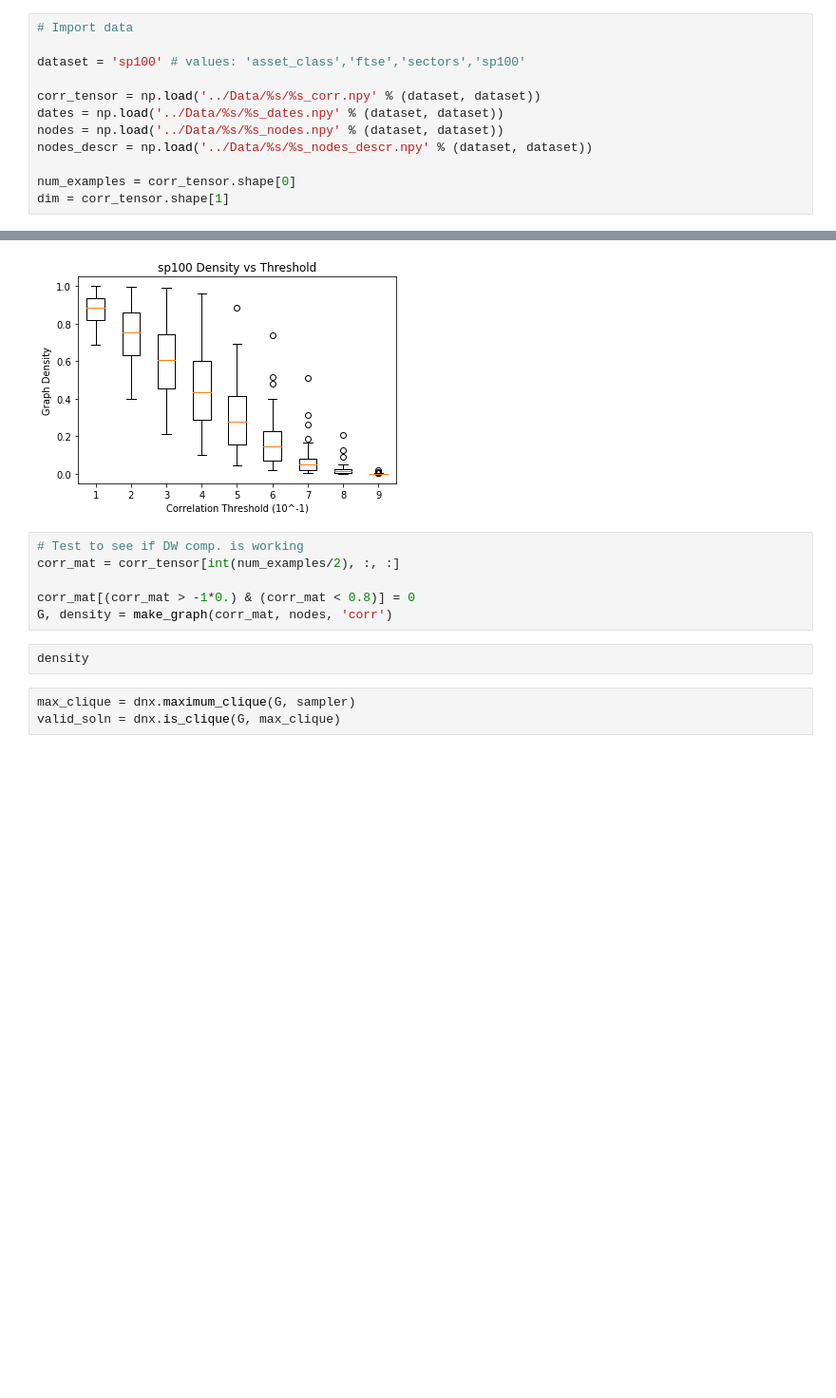
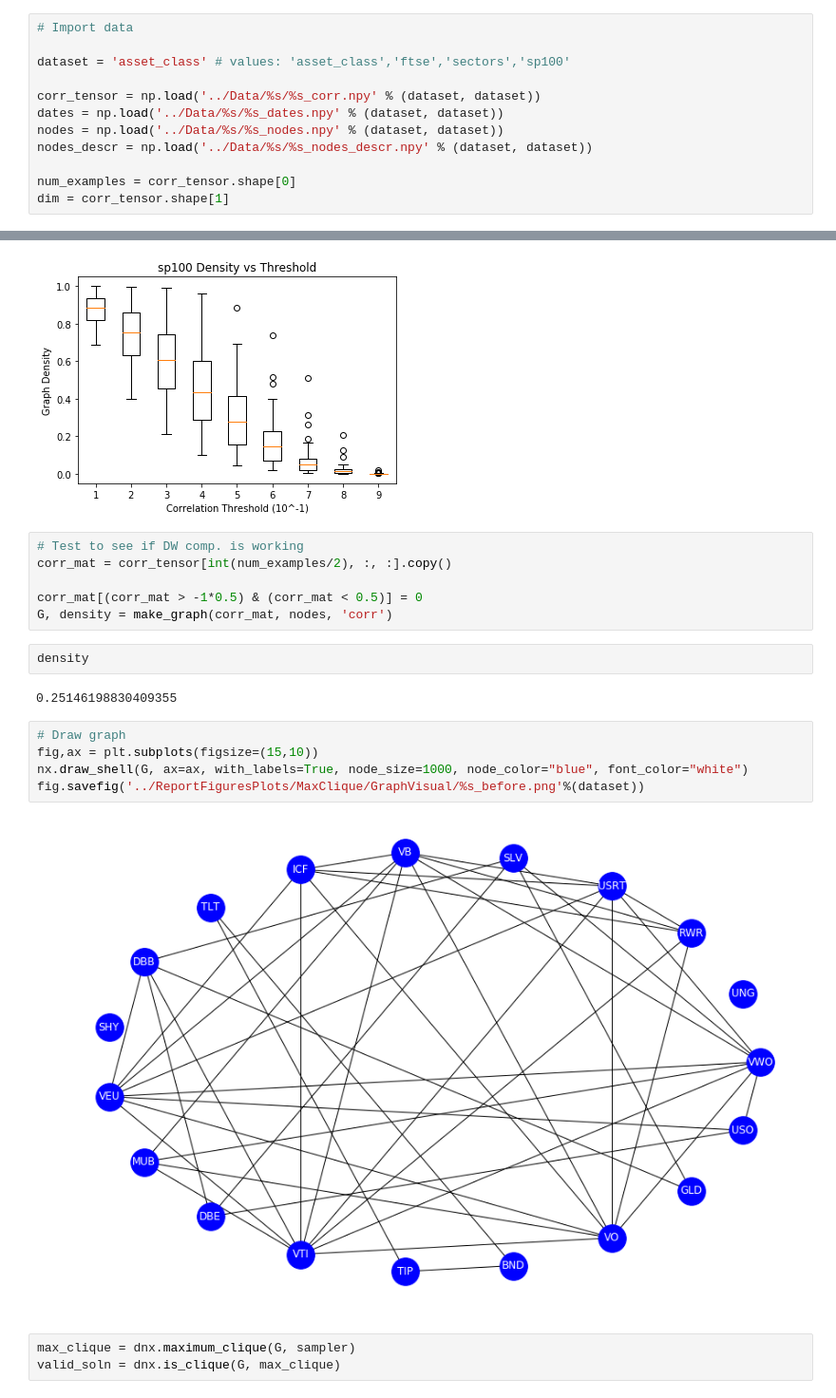
Before and after one commit to angadkalra/QuantumComputingProject, a Jupyter notebook: MaxClique&MaxIndSet/MCExperiments.ipynb, the cells around one changed output, grey strips where cells are left out. Shown at 95% size. Saved outputs shown, nothing was run; the diff lists cells and outputs as text; blank space fills up the shorter version.

```diff
--- a/MaxClique&MaxIndSet/MCExperiments.ipynb
+++ b/MaxClique&MaxIndSet/MCExperiments.ipynb
@@ -64,7 +64,7 @@ def clique_size(clique):
 # %%
 # Import data
 
-dataset = 'sp100' # values: 'asset_class','ftse','sectors','sp100'
+dataset = 'asset_class' # values: 'asset_class','ftse','sectors','sp100'
 
 corr_tensor = np.load('../Data/%s/%s_corr.npy' % (dataset, dataset))
 dates = np.load('../Data/%s/%s_dates.npy' % (dataset, dataset))
@@ -102,12 +102,21 @@ plt.show()
 [figure]
 # %%
 # Test to see if DW comp. is working
-corr_mat = corr_tensor[int(num_examples/2), :, :]
+corr_mat = corr_tensor[int(num_examples/2), :, :].copy()
 
-corr_mat[(corr_mat > -1*0.) & (corr_mat < 0.8)] = 0
+corr_mat[(corr_mat > -1*0.5) & (corr_mat < 0.5)] = 0
 G, density = make_graph(corr_mat, nodes, 'corr')
 # %%
 density
+# %% [output]
+0.25146198830409355
+# %%
+# Draw graph
+fig,ax = plt.subplots(figsize=(15,10))
+nx.draw_shell(G, ax=ax, with_labels=True, node_size=1000, node_color="blue", font_color="white")
+fig.savefig('../ReportFiguresPlots/MaxClique/GraphVisual/%s_before.png'%(dataset))
+# %% [output]
+[figure, added]
 # %%
 max_clique = dnx.maximum_clique(G, sampler)
 valid_soln = dnx.is_clique(G, max_clique)
```
Also changed, not shown: parts of 4 cells of this notebook, 6 other files.
